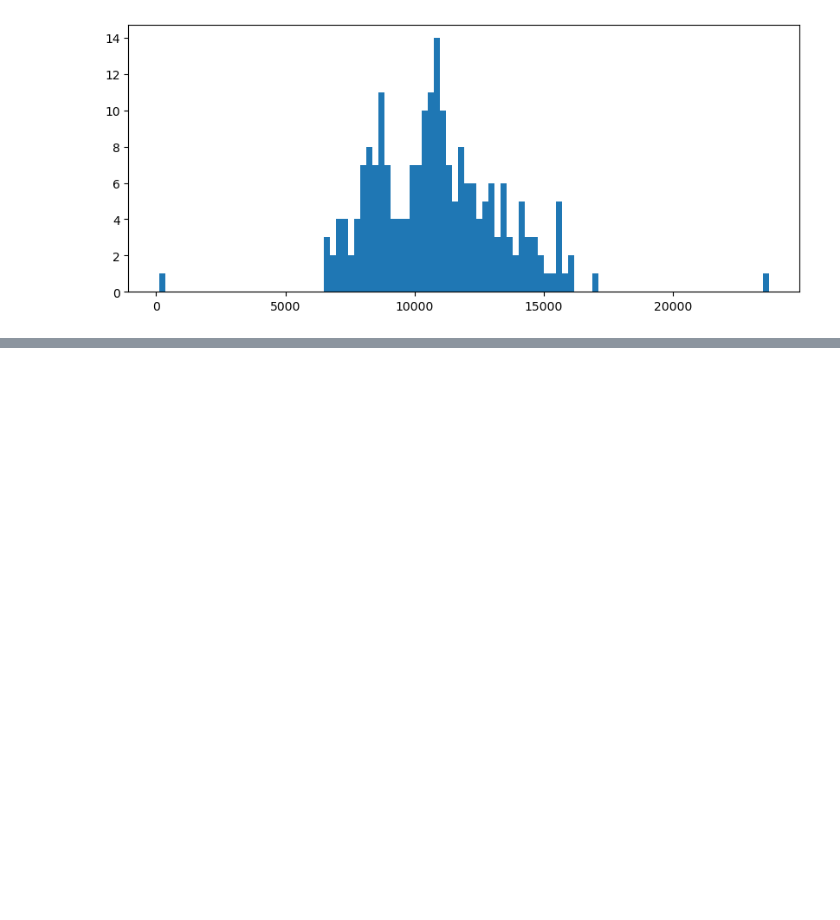
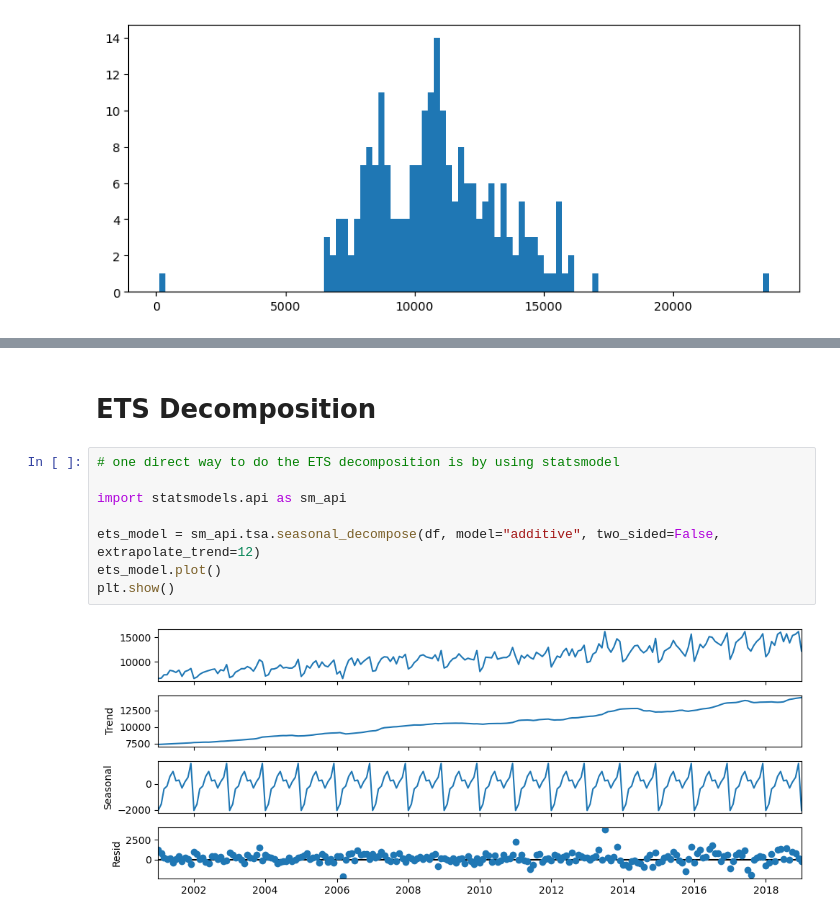
Before and after one commit to im-miracle/mobileSales_Forecasr, a Jupyter notebook: mobileSalesAnalysis/TimeSeriesAnalysis.ipynb, the cells around one changed output, grey strips where cells are left out. Cells and saved outputs as stored; diff of their text form; blank space fills up the shorter version.

```diff
--- a/mobileSalesAnalysis/TimeSeriesAnalysis.ipynb
+++ b/mobileSalesAnalysis/TimeSeriesAnalysis.ipynb
@@ -119,0 +124,12 @@ plt.plot(df["Sales"])
+# %% [markdown]
+# ETS Decomposition
+# %%
+# one direct way to do the ETS decomposition is by using statsmodel
+
+import statsmodels.api as sm_api
+
+ets_model = sm_api.tsa.seasonal_decompose(df, model="additive", two_sided=False, extrapolate_trend=12)
+ets_model.plot()
+plt.show()
+# %% [output]
+[figure, added]
```
Also changed, not shown: parts of 25 cells of this notebook.
